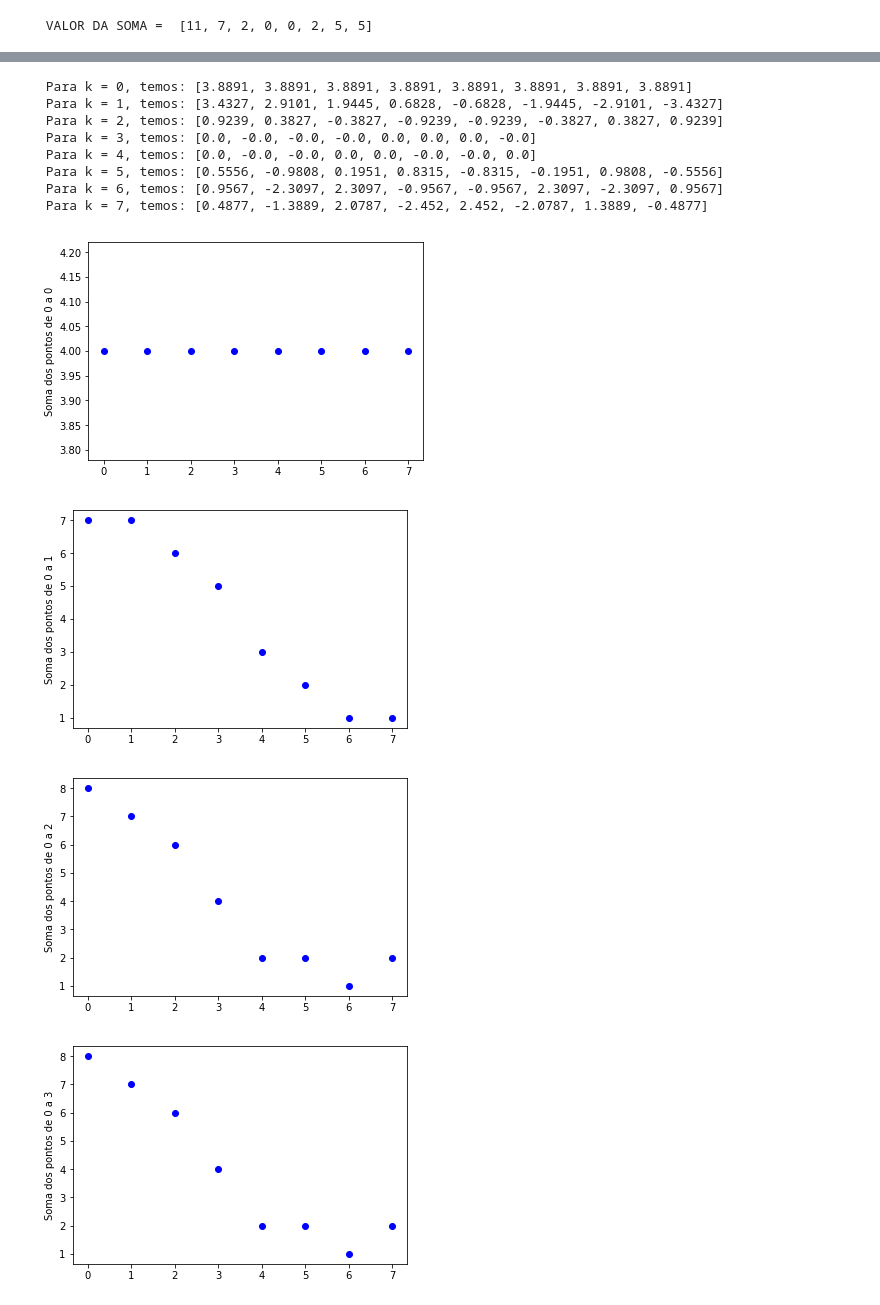
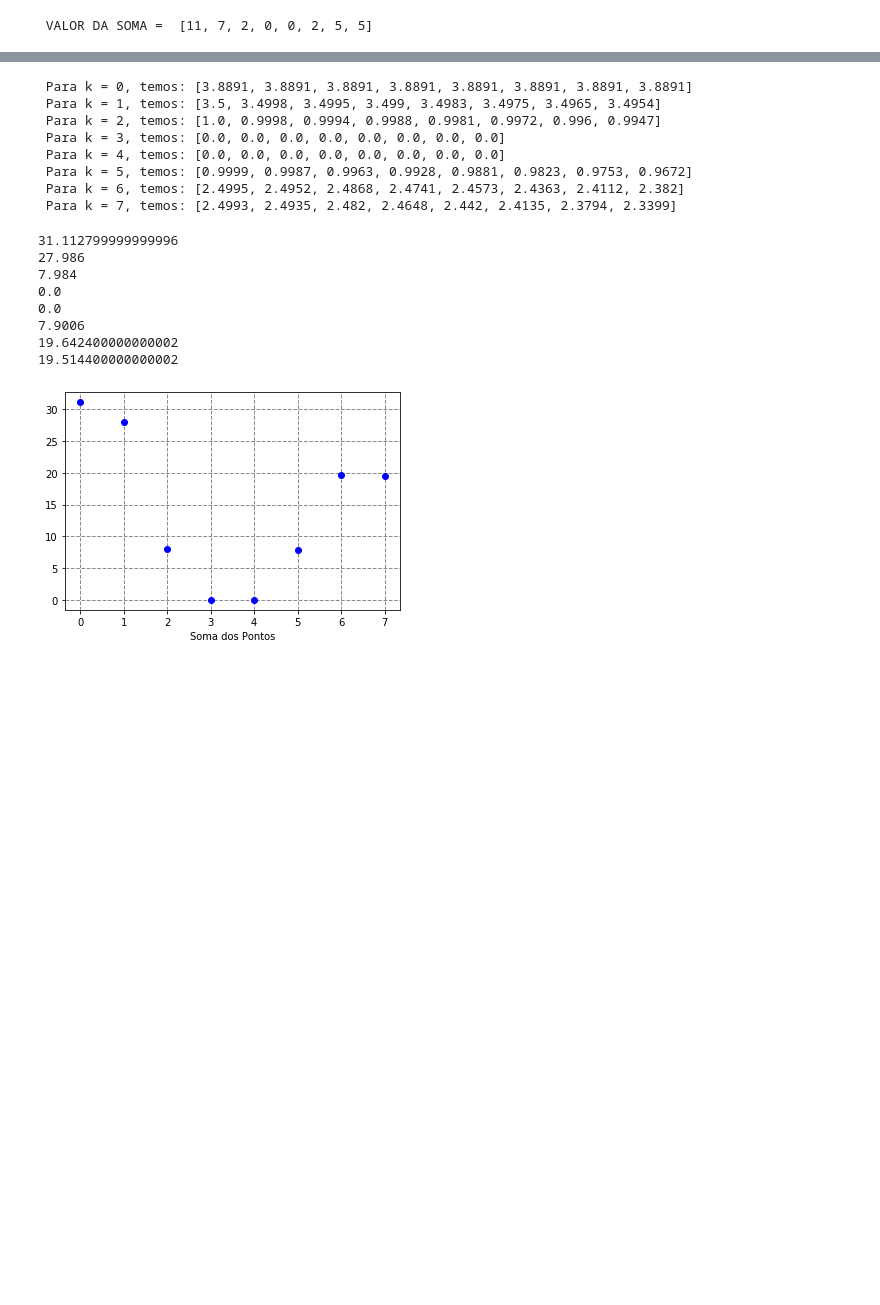
Before and after one commit to IcaroTARique/DCT_PDI, a Jupyter notebook: PDI.ipynb, the cells around one changed output, grey strips where cells are left out. Saved outputs shown, nothing was run; the diff lists cells and outputs as text; code cells hidden in the pictures; blank space fills up the shorter version.

```diff
--- a/PDI.ipynb
+++ b/PDI.ipynb
@@ -44,12 +44,12 @@ def dct(x,N):
     v = [[0 for col in range(N)] for row in range(N)]
     for k in range(N):
         ck = c_val(k)
-        print(f" >>>--- Fazendo para k = {k} ---<<< ")
         for n in range(N):
             v[k][n] = round(math.sqrt(2/N)*ck*x[k]*math.cos(((2*math.pi*n*k)/(2*N))+(k*math.pi)/(2*N)),4)
 
         plt.plot(v[k],'bo')
-        plt.ylabel("Pontos para k = "+str(k))
+        plt.xlabel("Pontos para k = "+str(k))
+        plt.grid(True, lw = 1, ls = '--', c = '.55')
         plt.show()
     return v
 # %%
@@ -88,11 +83,13 @@ for i in range(len(v)):
     for j in range(N):
         soma[j] = round(soma[j]+v[i][j])
 
-    plt.plot(soma,'bo')
-    plt.ylabel("Soma dos pontos de 0 a "+str(i))
-    plt.show()
+    #plt.plot(soma,'bo')
+    #plt.ylabel("Soma dos pontos de 0 a "+str(i))
+    #plt.grid(True, lw = 1, ls = '--', c = '.55')
+    #plt.show()
 
 plt.plot(soma,'bo')
-plt.ylabel("Soma dos Pontos")
+plt.xlabel("Soma dos Pontos")
+plt.grid(True, lw = 1, ls = '--', c = '.55')
 plt.show()
 # %% [output]
@@ -120,13 +109,13 @@ def idct(x,N):
     #Iniciando array multidimensional
     v = [[0 for col in range(N)] for row in range(N)]
     for n in range(N):
-        print(f" >>>--- Fazendo para k = {n} ---<<< ")
         for k in range(N):
             ck = c_val(k)
-            v[k][n] = round(math.sqrt(2/N)*ck*x[k]*math.cos(((2*math.pi*n*k)/(2*N))+(k*math.pi)/(2*N)),4)
+            v[k][n] = round(math.sqrt(2/N)*ck*x[k]*math.cos(math.radians(((2*math.pi*n*k)/(2*N))+(k*math.pi)/(2*N))),4)
 
         plt.plot(v[n],'bo')
-        plt.ylabel("Pontos para k = "+str(n))
+        plt.xlabel("Pontos para k = "+str(n))
+        plt.grid(True, lw = 1, ls = '--', c = '.55')
         plt.show()
     return v
 # %%
@@ -152,28 +136,36 @@ for i in w:
     j+=1
 # %% [output]
  Para k = 0, temos: [3.8891, 3.8891, 3.8891, 3.8891, 3.8891, 3.8891, 3.8891, 3.8891]
- Para k = 1, temos: [3.4327, 2.9101, 1.9445, 0.6828, -0.6828, -1.9445, -2.9101, -3.4327]
- Para k = 2, temos: [0.9239, 0.3827, -0.3827, -0.9239, -0.9239, -0.3827, 0.3827, 0.9239]
- Para k = 3, temos: [0.0, -0.0, -0.0, -0.0, 0.0, 0.0, 0.0, -0.0]
- Para k = 4, temos: [0.0, -0.0, -0.0, 0.0, 0.0, -0.0, -0.0, 0.0]
- Para k = 5, temos: [0.5556, -0.9808, 0.1951, 0.8315, -0.8315, -0.1951, 0.9808, -0.5556]
- Para k = 6, temos: [0.9567, -2.3097, 2.3097, -0.9567, -0.9567, 2.3097, -2.3097, 0.9567]
- Para k = 7, temos: [0.4877, -1.3889, 2.0787, -2.452, 2.452, -2.0787, 1.3889, -0.4877]
+ Para k = 1, temos: [3.5, 3.4998, 3.4995, 3.499, 3.4983, 3.4975, 3.4965, 3.4954]
+ Para k = 2, temos: [1.0, 0.9998, 0.9994, 0.9988, 0.9981, 0.9972, 0.996, 0.9947]
+ Para k = 3, temos: [0.0, 0.0, 0.0, 0.0, 0.0, 0.0, 0.0, 0.0]
+ Para k = 4, temos: [0.0, 0.0, 0.0, 0.0, 0.0, 0.0, 0.0, 0.0]
+ Para k = 5, temos: [0.9999, 0.9987, 0.9963, 0.9928, 0.9881, 0.9823, 0.9753, 0.9672]
+ Para k = 6, temos: [2.4995, 2.4952, 2.4868, 2.4741, 2.4573, 2.4363, 2.4112, 2.382]
+ Para k = 7, temos: [2.4993, 2.4935, 2.482, 2.4648, 2.442, 2.4135, 2.3794, 2.3399]
 # %%
 soma_inv = [0]*N
 for i in range(len(w)):
     for j in range(N):
-        soma_inv[j] = round(soma_inv[j]+w[i][j])
+        soma_inv[i] = soma_inv[i]+w[i][j]
+    print(soma_inv[i])
 
-    plt.plot(soma_inv,'bo')
-    plt.ylabel("Soma dos pontos de 0 a "+str(i))
-    plt.show()
+    #plt.plot(soma_inv,'bo')
+    #plt.ylabel("Soma dos pontos de 0 a "+str(i))
+    #plt.grid(True, lw = 1, ls = '--', c = '.55')
+    #plt.show()
 
 plt.plot(soma_inv,'bo')
-plt.ylabel("Soma dos Pontos")
+plt.grid(True, lw = 1, ls = '--', c = '.55')
+plt.xlabel("Soma dos Pontos")
 plt.show()
 # %% [output]
+31.112799999999996
+27.986
+7.984
+0.0
+0.0
+7.9006
+19.642400000000002
+19.514400000000002
-[figure, old version]
+[figure, new version]
-[figure, removed]
-[figure, removed]
-[figure, removed]
```
Also changed, not shown: parts of 5 cells of this notebook.
